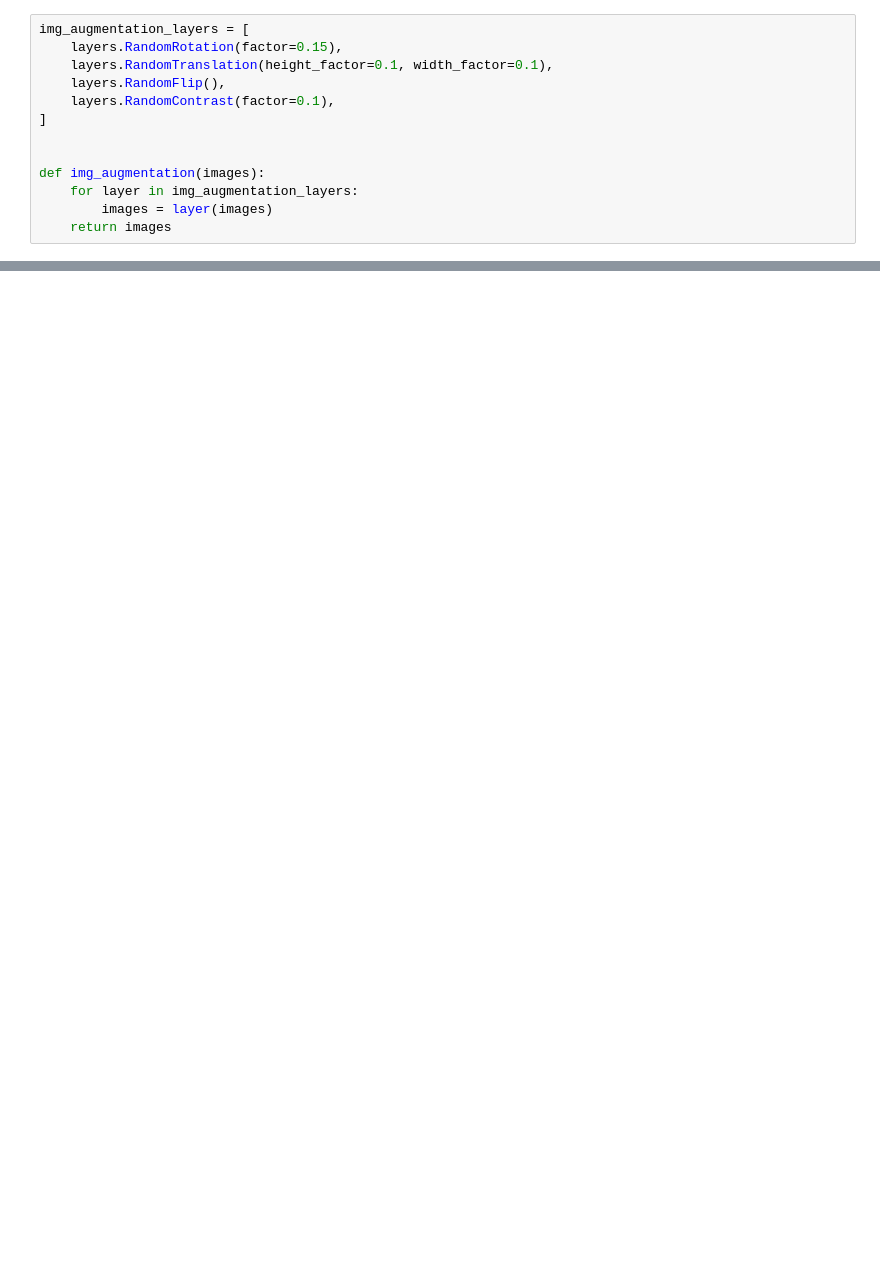
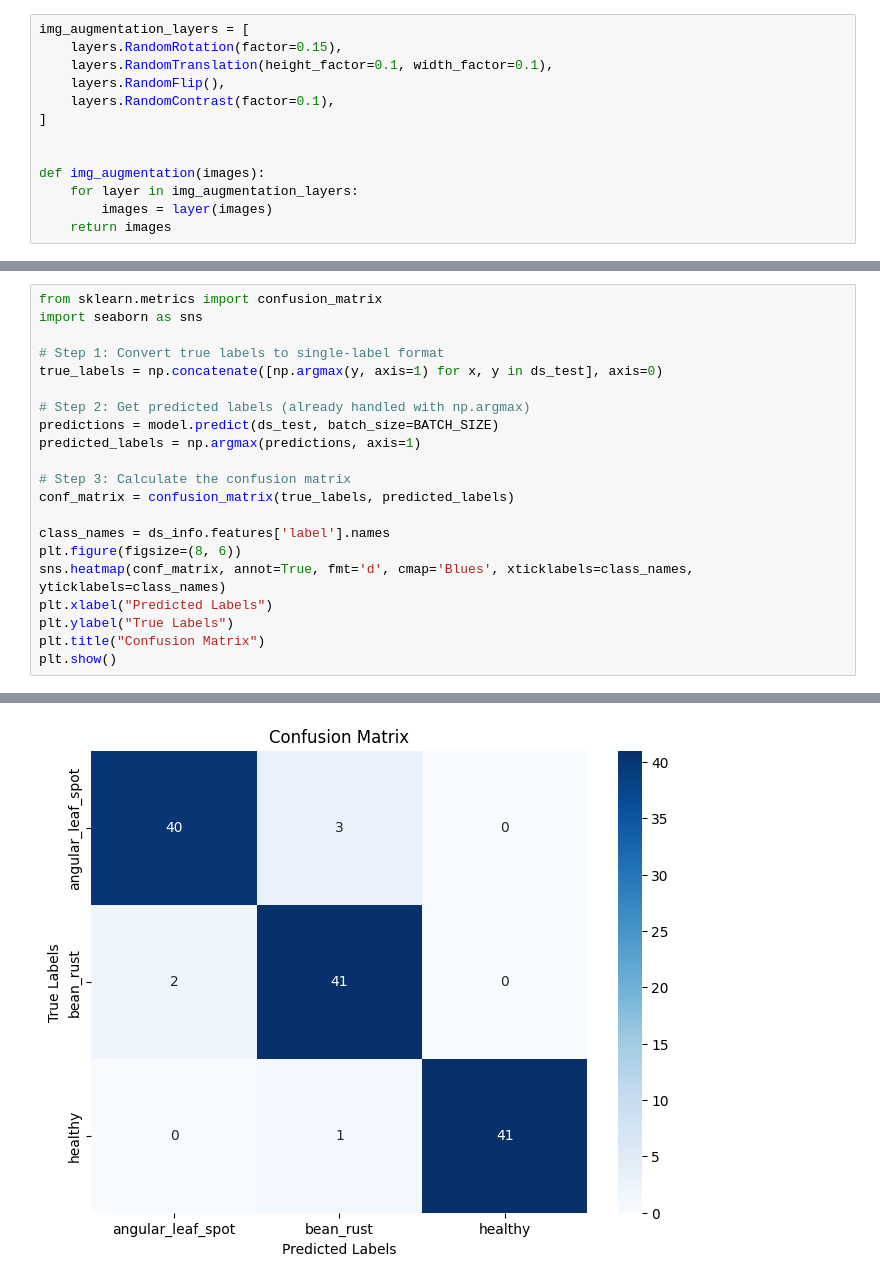
Before and after one commit to lotem85/beans-dataset-classification, a Jupyter notebook: EfficientNet.ipynb, the cells around one changed output, grey strips where cells are left out. Saved outputs shown, nothing was run; the diff lists cells and outputs as text; blank space fills up the shorter version.

```diff
--- a/EfficientNet.ipynb
+++ b/EfficientNet.ipynb
@@ -235,0 +300,22 @@ Epoch 25/25
+# %%
+from sklearn.metrics import confusion_matrix
+import seaborn as sns
+
+# Step 1: Convert true labels to single-label format
+true_labels = np.concatenate([np.argmax(y, axis=1) for x, y in ds_test], axis=0)
+
+# Step 2: Get predicted labels (already handled with np.argmax)
+predictions = model.predict(ds_test, batch_size=BATCH_SIZE)
+predicted_labels = np.argmax(predictions, axis=1)
+
+# Step 3: Calculate the confusion matrix
+conf_matrix = confusion_matrix(true_labels, predicted_labels)
+
+class_names = ds_info.features['label'].names
+plt.figure(figsize=(8, 6))
+sns.heatmap(conf_matrix, annot=True, fmt='d', cmap='Blues', xticklabels=class_names, yticklabels=class_names)
+plt.xlabel("Predicted Labels")
+plt.ylabel("True Labels")
+plt.title("Confusion Matrix")
+plt.show()
+# %% [output]
@@ -235,0 +323 @@ Epoch 25/25
+[figure, added]
```
Also changed, not shown: parts of 19 cells of this notebook.
